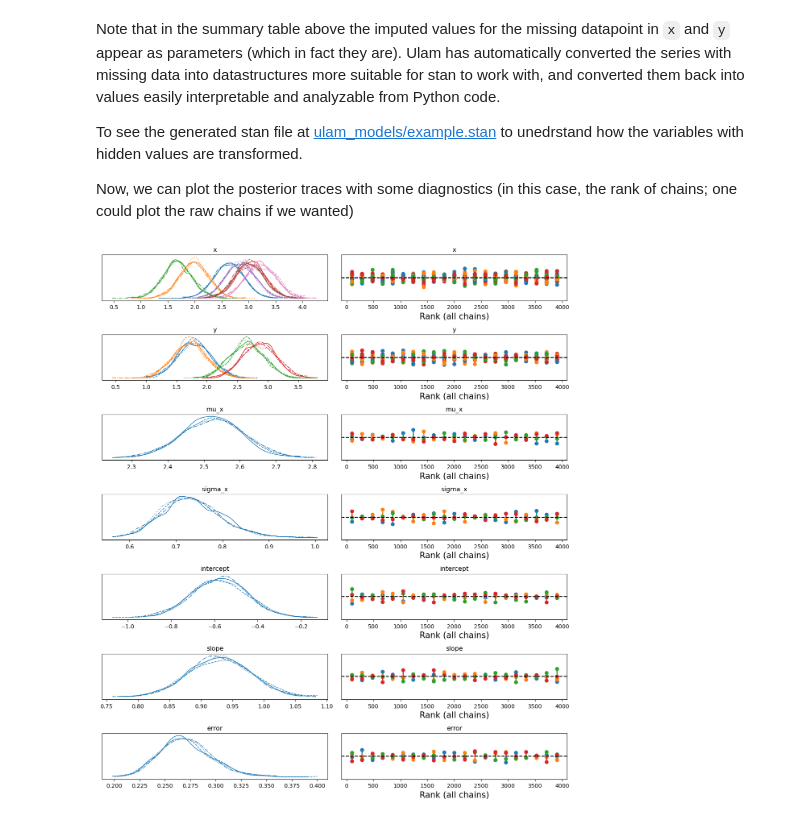
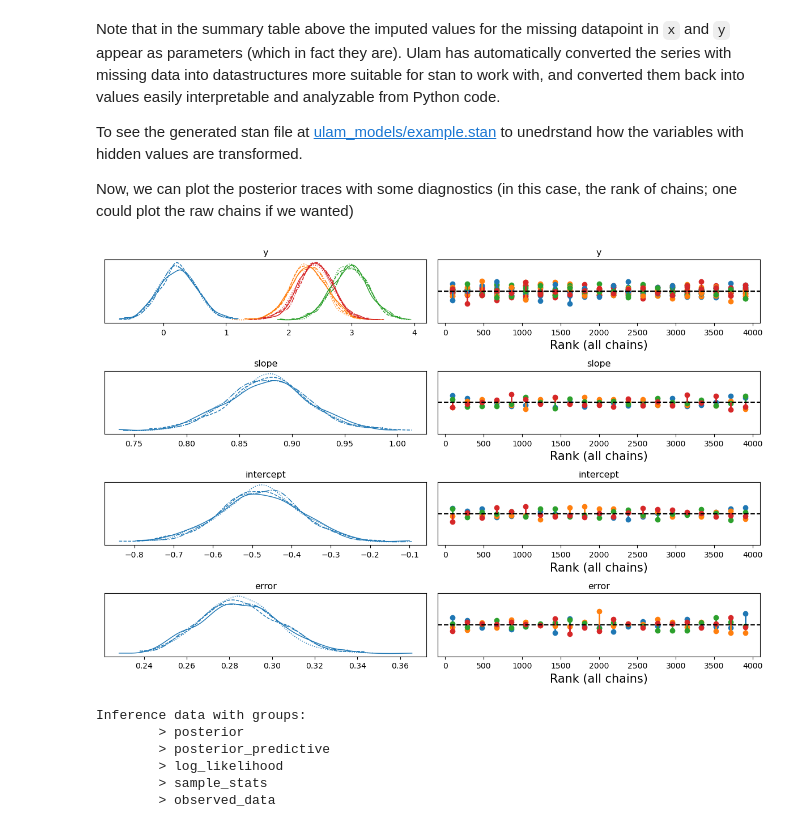
Before and after one commit to tmbb/ulam, a Jupyter notebook: ulam.ipynb, the cells around one changed output. Saved outputs shown, nothing was run; the diff lists cells and outputs as text; code cells hidden in the pictures.

```diff
--- a/ulam.ipynb
+++ b/ulam.ipynb
@@ -28,8 +25,9 @@ with UlamModel(stan_file="ulam_models/example.stan") as u:
     # get predictable variable numbers is to give the variable number as a string
     # in the data declaration
     N = u.data('N', u.integer(lower=0))
-    x = u.data('x', u.vector(N), missing_data=True)
-    y = u.data('y', u.vector(N), missing_data=True)
+    x = u.data('x', u.vector(N), missing_data=False)
+    y = u.data('y', u.vector(N), missing_data=True, predict=True)
+    z = u.data('z', u.vector(N), missing_data=True, predict=True)
 
     # Model parameters: will automatically sent to the parameters block
     # NOTE: the same remark about variable names applies here
@@ -65,4 +63,5 @@ with UlamModel(stan_file="ulam_models/example.stan") as u:
         # Uppercase because in Ulam distributions are uppercase and functions are lowercase.
         # Note that arithmetic operators are supported.
         y[i] ^ u.Normal(x[i] * slope + intercept, error)
+        z[i] ^ u.Normal(x[i] * slope + intercept, error)
 # %% [output]
@@ -105,7 +104,7 @@ x = pandas.Series([(i % 5 == 2 and i % 2 == 1) and numpy.NaN or x_i for (i, x_i)
 y = pandas.Series([(i % 4 == 2 and i % 5 == 1) and numpy.NaN or y_i for (i, y_i) in enumerate(y_full)])
 
 # Package the data into a dictionary for model fitting
-data = dict(N=N, x=x, y=y)
+data = dict(N=N, x=x_full, y=y, z=y)
 
 
 idata = u.sample(data=data, seed=STAN_SEED)
@@ -149,13 +145,23 @@ Now, we can plot the posterior traces with some diagnostics (in this case, the r
 # %%
 from matplotlib import pyplot
 import arviz
 
 axes = arviz.plot_trace(
     idata,
-    kind='rank_vlines'
+    kind='rank_vlines',
+    var_names=['y', 'slope', 'intercept', 'error']
 )
 
 fig = axes[0, 0].get_figure()
 fig.tight_layout()
 # %% [output]
-[figure, old version]
+[figure, new version]
+# %%
+idata
+# %% [output]
+Inference data with groups:
+        > posterior
+        > posterior_predictive
+        > log_likelihood
+        > sample_stats
+        > observed_data
```
Also changed, not shown: parts of 6 cells of this notebook, 6 other files.
